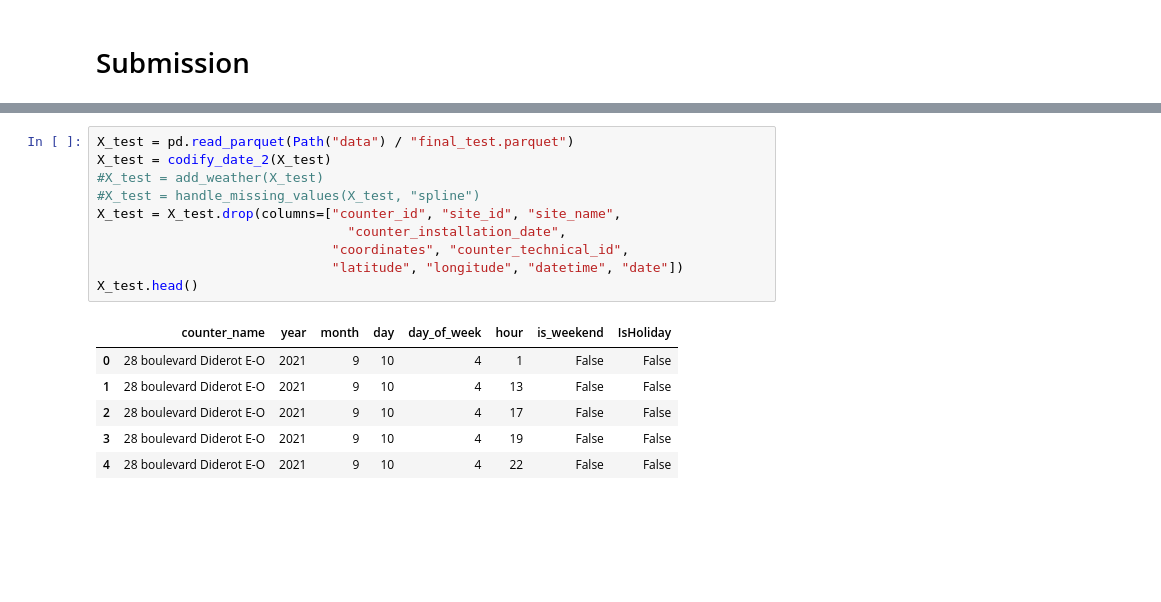
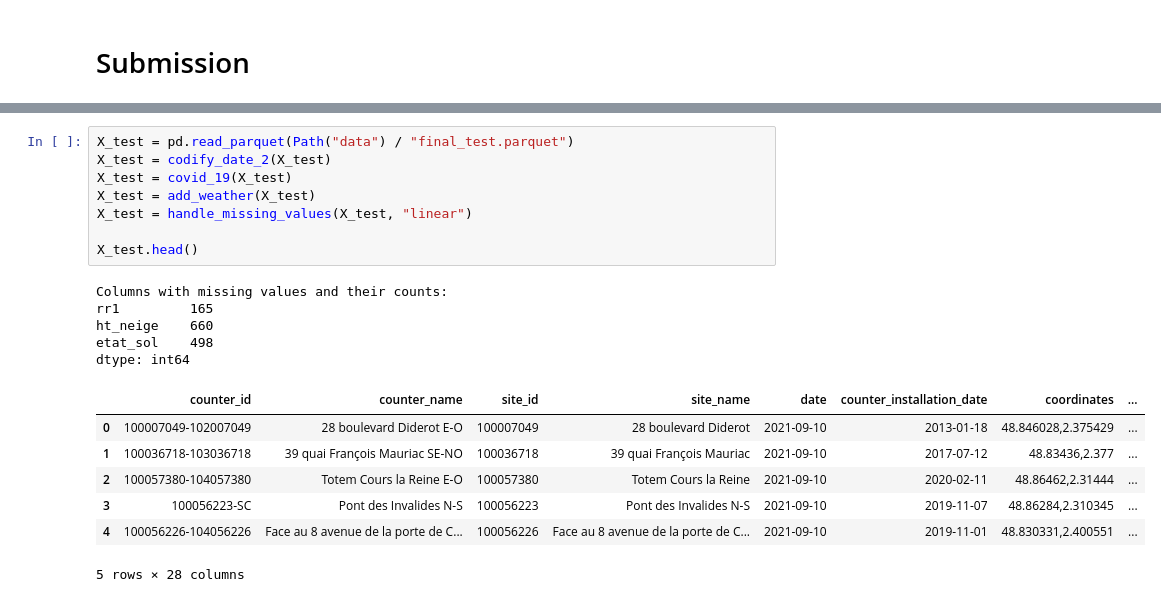
Before and after one commit to maximotk/bike_counters, a Jupyter notebook: Model_Testing.ipynb, the cells around one changed output, grey strips where cells are left out. Drawn from its saved outputs; the diff is of its cells as text; blank space fills up the shorter version.

```diff
--- a/Model_Testing.ipynb
+++ b/Model_Testing.ipynb
@@ -653,17 +791,21 @@ X.head()
 # %%
 X_test = pd.read_parquet(Path("data") / "final_test.parquet")
 X_test = codify_date_2(X_test)
-#X_test = add_weather(X_test)
-#X_test = handle_missing_values(X_test, "spline")
-X_test = X_test.drop(columns=["counter_id", "site_id", "site_name",
-                                "counter_installation_date",
-                              "coordinates", "counter_technical_id",
-                              "latitude", "longitude", "datetime", "date"])
+X_test = covid_19(X_test)
+X_test = add_weather(X_test)
+X_test = handle_missing_values(X_test, "linear")
+
 X_test.head()
 # %% [output]
+Columns with missing values and their counts:
+rr1         165
+ht_neige    660
+etat_sol    498
+dtype: int64
-|  | counter_name | year | month | day | day_of_week | hour | is_weekend | IsHoliday |
-| 0 | 28 boulevard Diderot E-O | 2021 | 9 | 10 | 4 | 1 | False | False |
-| 1 | 28 boulevard Diderot E-O | 2021 | 9 | 10 | 4 | 13 | False | False |
-| 2 | 28 boulevard Diderot E-O | 2021 | 9 | 10 | 4 | 17 | False | False |
-| 3 | 28 boulevard Diderot E-O | 2021 | 9 | 10 | 4 | 19 | False | False |
-| 4 | 28 boulevard Diderot E-O | 2021 | 9 | 10 | 4 | 22 | False | False |
+|  | counter_id | counter_name | site_id | site_name | date | counter_installation_date | coordinates | ... |
+| 0 | 100007049-102007049 | 28 boulevard Diderot E-O | 100007049 | 28 boulevard Diderot | 2021-09-10 | 2013-01-18 | 48.846028,2.375429 | ... |
+| 1 | 100036718-103036718 | 39 quai François Mauriac SE-NO | 100036718 | 39 quai François Mauriac | 2021-09-10 | 2017-07-12 | 48.83436,2.377 | ... |
+| 2 | 100057380-104057380 | Totem Cours la Reine E-O | 100057380 | Totem Cours la Reine | 2021-09-10 | 2020-02-11 | 48.86462,2.31444 | ... |
+| 3 | 100056223-SC | Pont des Invalides N-S | 100056223 | Pont des Invalides N-S | 2021-09-10 | 2019-11-07 | 48.86284,2.310345 | ... |
+| 4 | 100056226-104056226 | Face au 8 avenue de la porte de C... | 100056226 | Face au 8 avenue de la porte de C... | 2021-09-10 | 2019-11-01 | 48.830331,2.400551 | ... |
+5 rows × 28 columns
```
Also changed, not shown: parts of 24 cells of this notebook.
